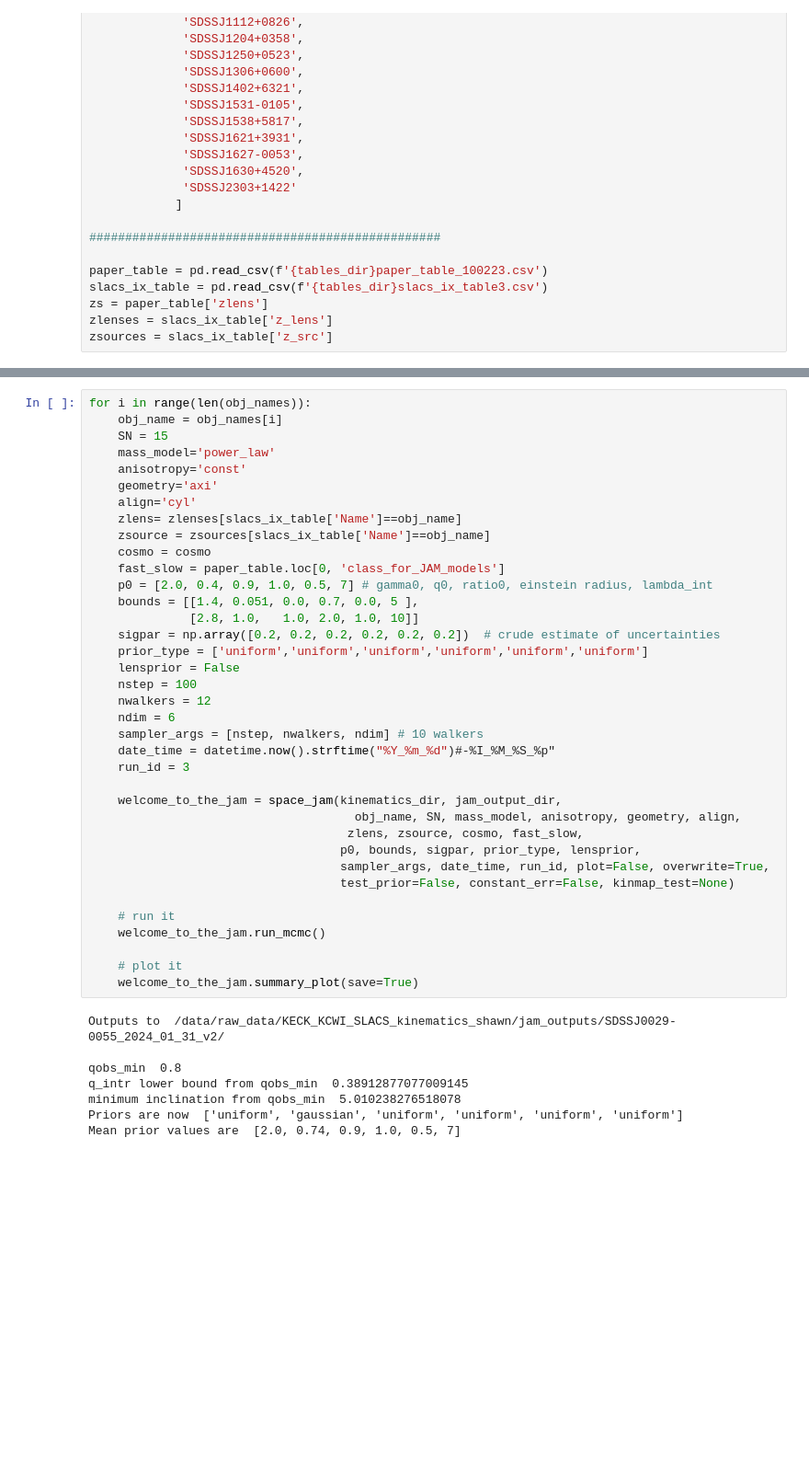
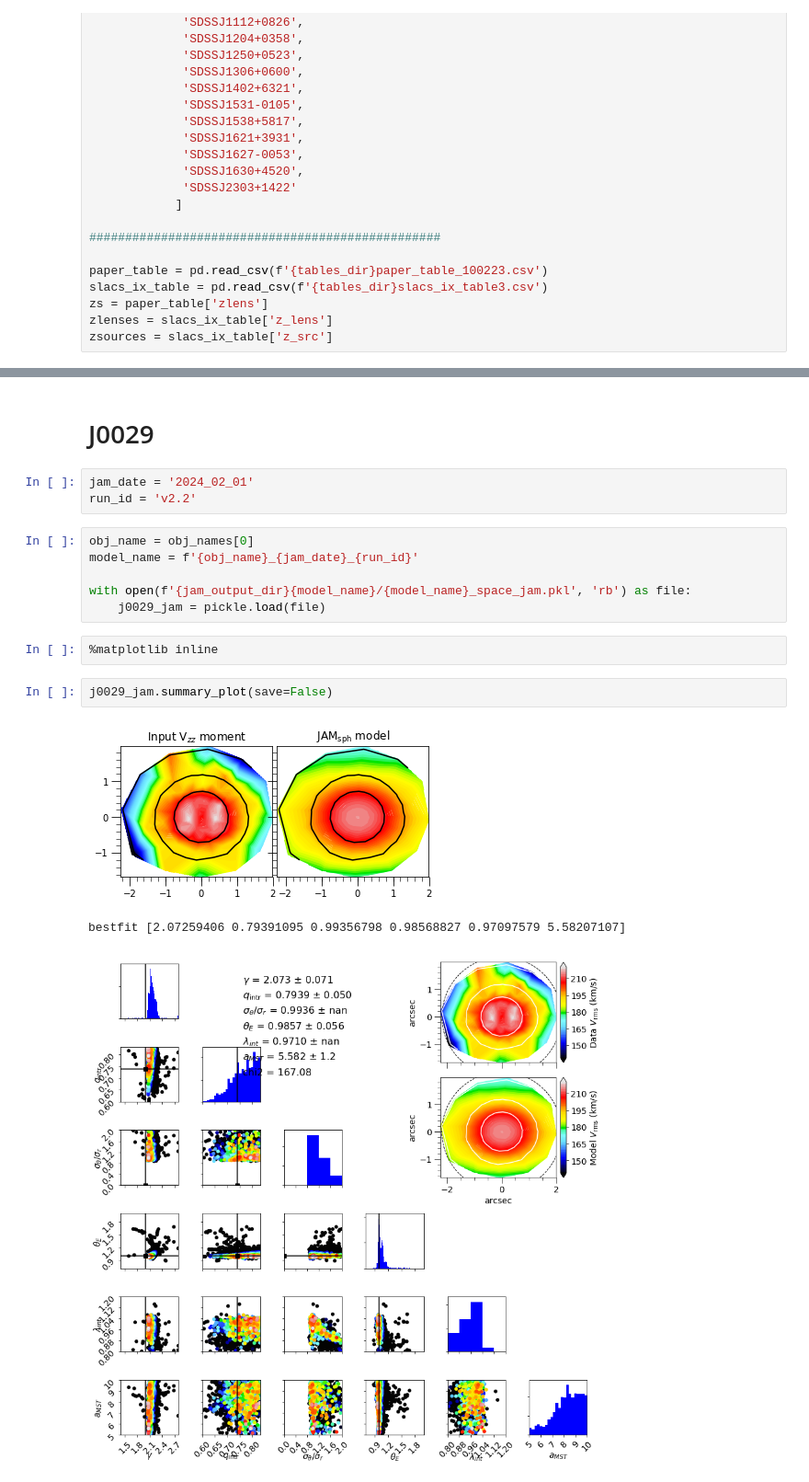
Before and after one commit to shawnknabel/slacs_kinematics_jam_modeling, a Jupyter notebook: jupyter_notebooks/jampy/013124_testing_space_jam_class_on_multiple_objects.ipynb, the cells around one changed output, grey strips where cells are left out. Shown at 92% size. Saved outputs shown, nothing was run; the diff lists cells and outputs as text; blank space fills up the shorter version.

Commit message:
checking simple power law jam with sph/cyl and mfl models, reviewing results from first mc chains

```diff
--- a/jupyter_notebooks/jampy/013124_testing_space_jam_class_on_multiple_objects.ipynb
+++ b/jupyter_notebooks/jampy/013124_testing_space_jam_class_on_multiple_objects.ipynb
@@ -155,45 +107,19 @@ Mean prior values are  [2.0, 0.74, 0.9, 1.0, 0.5, 7]
-# %%
-for i in range(len(obj_names)):
-    obj_name = obj_names[i]
-    SN = 15
-    mass_model='power_law'
-    anisotropy='const'
-    geometry='axi'
-    align='cyl'
-    zlens= zlenses[slacs_ix_table['Name']==obj_name]
-    zsource = zsources[slacs_ix_table['Name']==obj_name]
-    cosmo = cosmo
-    fast_slow = paper_table.loc[0, 'class_for_JAM_models']
-    p0 = [2.0, 0.4, 0.9, 1.0, 0.5, 7] # gamma0, q0, ratio0, einstein radius, lambda_int
-    bounds = [[1.4, 0.051, 0.0, 0.7, 0.0, 5 ],
-              [2.8, 1.0,   1.0, 2.0, 1.0, 10]]
-    sigpar = np.array([0.2, 0.2, 0.2, 0.2, 0.2, 0.2])  # crude estimate of uncertainties
-    prior_type = ['uniform','uniform','uniform','uniform','uniform','uniform']
-    lensprior = False
-    nstep = 100
-    nwalkers = 12
-    ndim = 6
-    sampler_args = [nstep, nwalkers, ndim] # 10 walkers
-    date_time = datetime.now().strftime("%Y_%m_%d")#-%I_%M_%S_%p"
-    run_id = 3
-
-    welcome_to_the_jam = space_jam(kinematics_dir, jam_output_dir,
-                                     obj_name, SN, mass_model, anisotropy, geometry, align,
-                                    zlens, zsource, cosmo, fast_slow,
-                                   p0, bounds, sigpar, prior_type, lensprior,
-                                   sampler_args, date_time, run_id, plot=False, overwrite=True,
-                                   test_prior=False, constant_err=False, kinmap_test=None)
-
-    # run it
-    welcome_to_the_jam.run_mcmc()
-
-    # plot it
-    welcome_to_the_jam.summary_plot(save=True)
-# %% [output]
-Outputs to  /data/raw_data/KECK_KCWI_SLACS_kinematics_shawn/jam_outputs/SDSSJ0029-0055_2024_01_31_v2/
-
-qobs_min  0.8
-q_intr lower bound from qobs_min  0.38912877077009145
-minimum inclination from qobs_min  5.010238276518078
-Priors are now  ['uniform', 'gaussian', 'uniform', 'uniform', 'uniform', 'uniform']
-Mean prior values are  [2.0, 0.74, 0.9, 1.0, 0.5, 7]
+# %% [markdown]
+# J0029
+# %%
+jam_date = '2024_02_01'
+run_id = 'v2.2'
+# %%
+obj_name = obj_names[0]
+model_name = f'{obj_name}_{jam_date}_{run_id}'
+
+with open(f'{jam_output_dir}{model_name}/{model_name}_space_jam.pkl', 'rb') as file:
+    j0029_jam = pickle.load(file)
+# %%
+%matplotlib inline
+# %%
+j0029_jam.summary_plot(save=False)
+# %% [output]
+[figure, added]
+bestfit [2.07259406 0.79391095 0.99356798 0.98568827 0.97097579 5.58207107]
+[figure, added]
```
Also changed, not shown: parts of 15 cells of this notebook, 6 other files.
